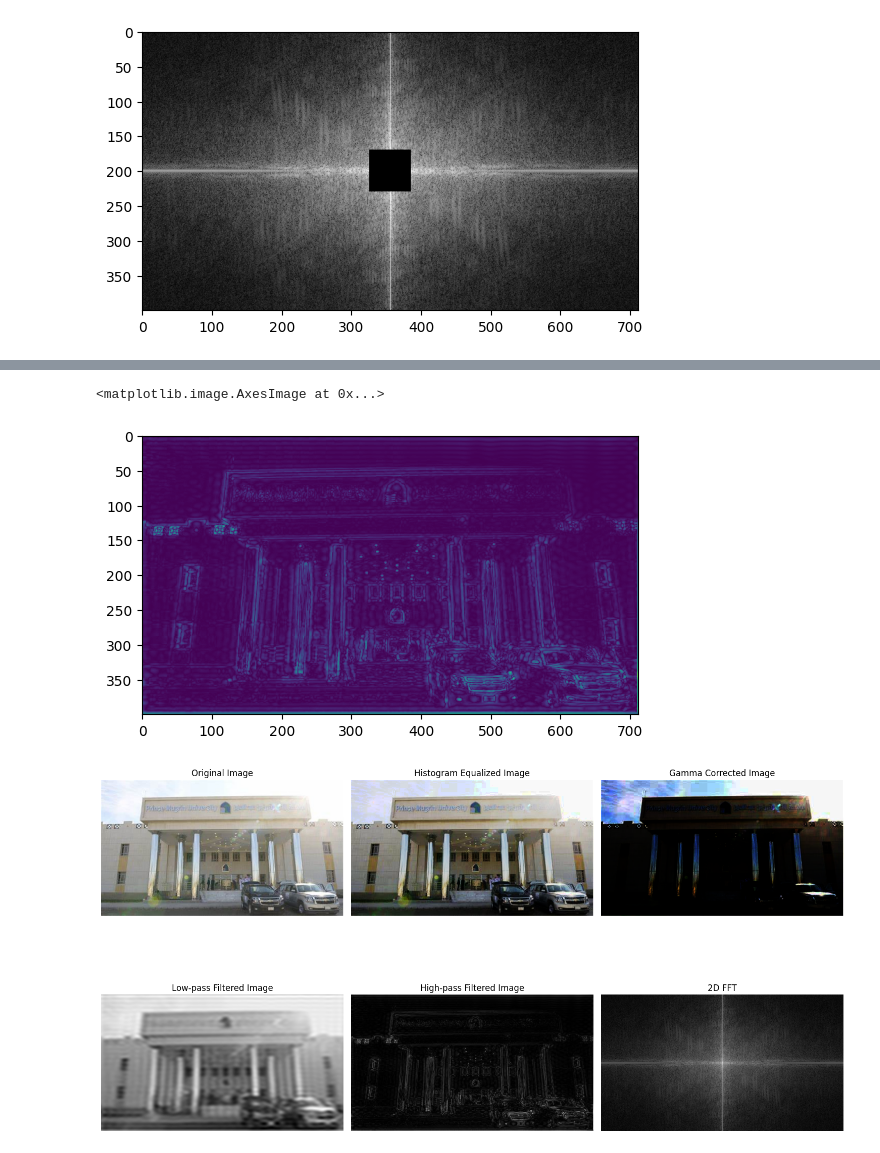
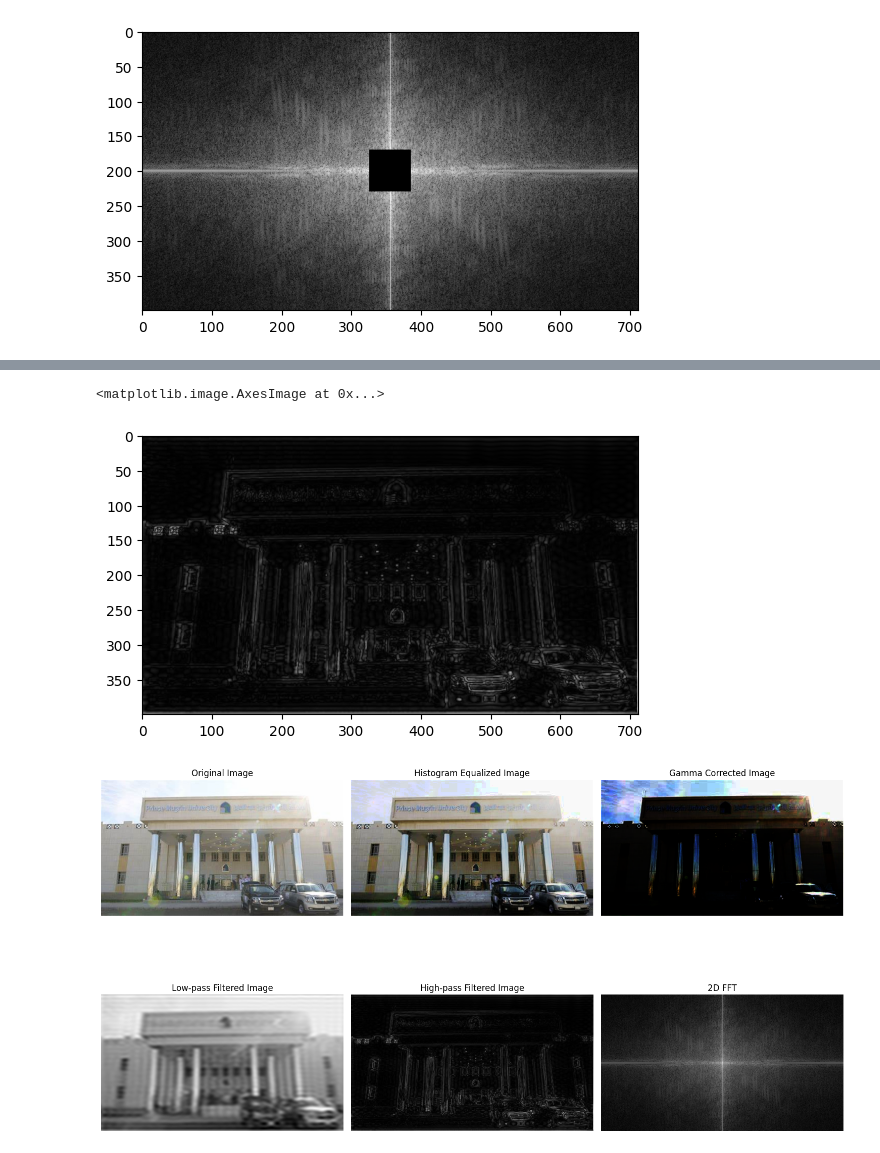
Before and after one commit to AIwaziri/Ai-361-LAB-IP, a Jupyter notebook: LAB07/waziri-lab07b.ipynb, the cells around one changed output, grey strips where cells are left out. Cells and saved outputs as stored; diff of their text form; code cells hidden in the pictures.

```diff
--- a/LAB07/waziri-lab07b.ipynb
+++ b/LAB07/waziri-lab07b.ipynb
@@ -84,8 +76,8 @@ plt.imshow(img_back_low)
 # %%
-plt.imshow(img_back_high)
+plt.imshow(img_back_high, cmap='gray')
 # %% [output]
 <matplotlib.image.AxesImage at 0x...>
-[figure, old version]
+[figure, new version]
 # %%
 # Display results
 fig, ax = plt.subplots(2, 3, figsize=(15, 10))
```
Also changed, not shown: parts of 3 cells of this notebook, 9 other files.
